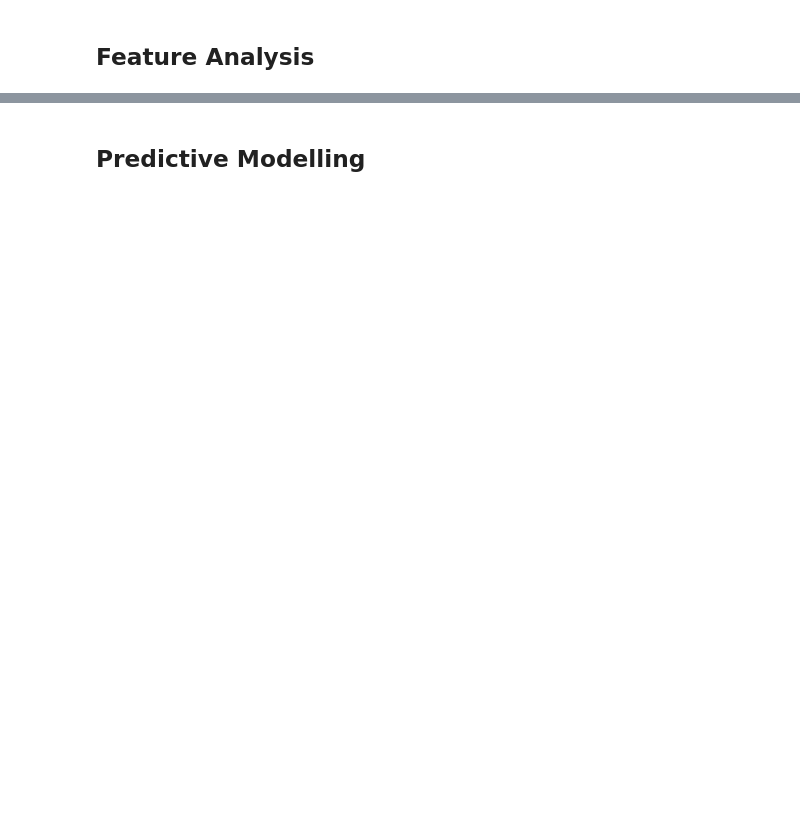
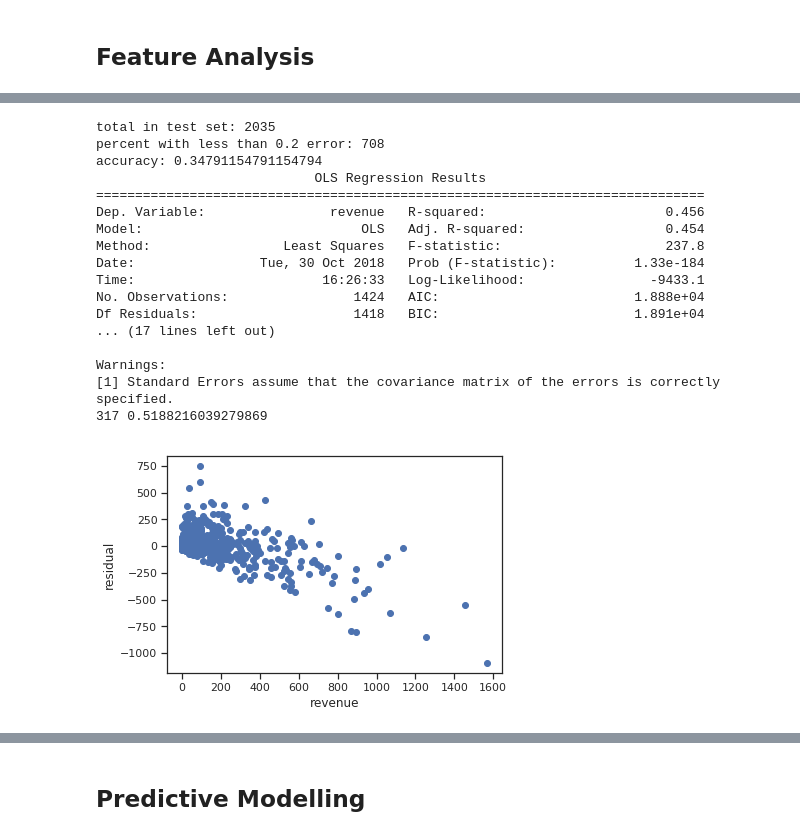
Before and after one commit to stephengou/Predictive-Model-Of-Movie-Revenues, a Jupyter notebook: Predictive_Model_Of_Movie_Revenue.ipynb, the cells around one changed output, grey strips where cells are left out. Drawn from its saved outputs; the diff is of its cells as text; code cells hidden in the pictures; blank space fills up the shorter version.

```diff
--- a/Predictive_Model_Of_Movie_Revenue.ipynb
+++ b/Predictive_Model_Of_Movie_Revenue.ipynb
@@ -298,15 +344,2 @@ sns.heatmap(corr, mask=np.zeros_like(corr, dtype=np.bool), cmap=sns.diverging_pa
 # %% [markdown]
 ## Feature Analysis
-# %%
-formula = '''revenue ~
-                    budget + runtime + critics_pick
-                    + is_action + is_adventure+is_fantasy+is_science_fiction + is_crime + is_drama + is_thriller + is_animation + is_family + is_western + is_comedy + is_romance + is_horror + is_mystery + is_history + is_war + is_music + is_documentary
-                    + cast_score + director_score
-                    '''
-results = smf.ols(formula, data=main_df).fit()
-print(results.summary())
-print(results.summary())
-plt.scatter(main_df['revenue'], results.fittedvalues - main_df['revenue'])
-plt.xlabel('revenue')
-plt.ylabel('residual')
-plt.show()
@@ -331,0 +346,52 @@ strong multicollinearity or other numerical problems.
+# %%
+x_df = main_df.drop(columns=['revenue','title'])
+x_df.drop(columns=['rating_g' ,'rating_nc_seventeen', 'rating_pg', 'rating_pg_thirteen', 'rating_r'],inplace=True)
+y_df = main_df['revenue']
+x_train,x_test,y_train,y_test = train_test_split(x_df,y_df,test_size = 0.3,random_state=0)
+x_train.head()
+ols_train = x_train.copy()
+ols_train['revenue'] = y_train
+limit = 0.2 #error allowed
+
+#bench mark against just predicting mean
+error_rate = (y_df.mean() - y_df)/y_df
+print('total in test set: ' +str(len(y_df)))
+valid_predictions = np.sum(error_rate < limit)
+print('percent with less than {} error: '.format(limit) + str(valid_predictions))
+print('accuracy: ' + str(valid_predictions/len(y_df)))
+
+def evaluate_ols_results(results):
+    print(results.summary())
+    predictions = results.predict(x_test)
+    plt.scatter(y_test, predictions - y_test)
+
+    error_rate = (predictions - y_test)/y_test
+    correct_predictions = np.sum(error_rate < limit)
+    print(correct_predictions, correct_predictions/len(y_test))
+    plt.xlabel('revenue')
+    plt.ylabel('residual')
+    plt.show()
+
+formula = '''revenue ~ runtime + budget + critics_pick + cast_score + director_score'''
+
+results = smf.ols(formula, data=ols_train).fit()
+evaluate_ols_results(results)
+# %% [output]
+total in test set: 2035
+percent with less than 0.2 error: 708
+accuracy: 0.34791154791154794
+                            OLS Regression Results
+==============================================================================
+Dep. Variable:                revenue   R-squared:                       0.456
+Model:                            OLS   Adj. R-squared:                  0.454
+Method:                 Least Squares   F-statistic:                     237.8
+Date:                Tue, 30 Oct 2018   Prob (F-statistic):          1.33e-184
+Time:                        16:26:33   Log-Likelihood:                -9433.1
+No. Observations:                1424   AIC:                         1.888e+04
+Df Residuals:                    1418   BIC:                         1.891e+04
+... (17 lines left out)
+
+Warnings:
+[1] Standard Errors assume that the covariance matrix of the errors is correctly specified.
+317 0.5188216039279869
+[figure, added]
```
Also changed, not shown: parts of 25 cells of this notebook, 7 other files.
